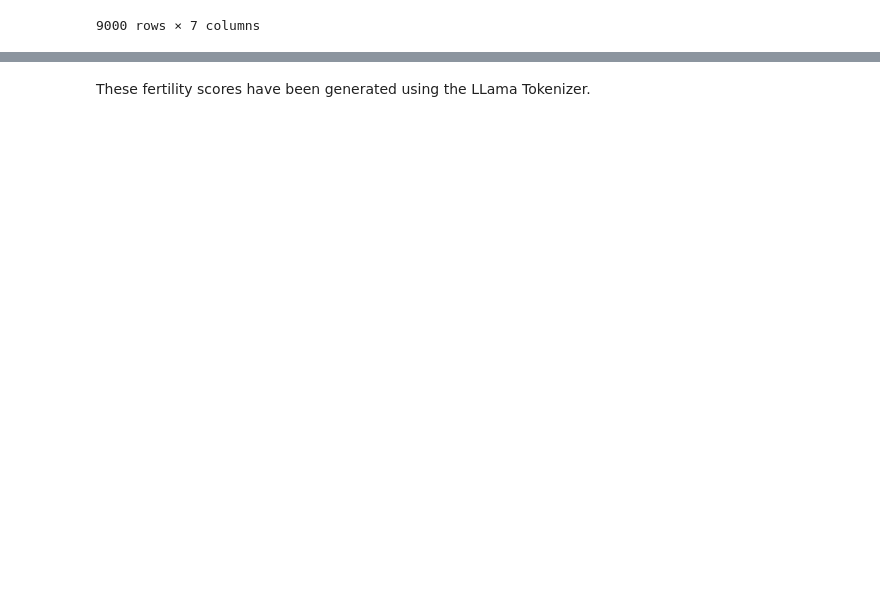
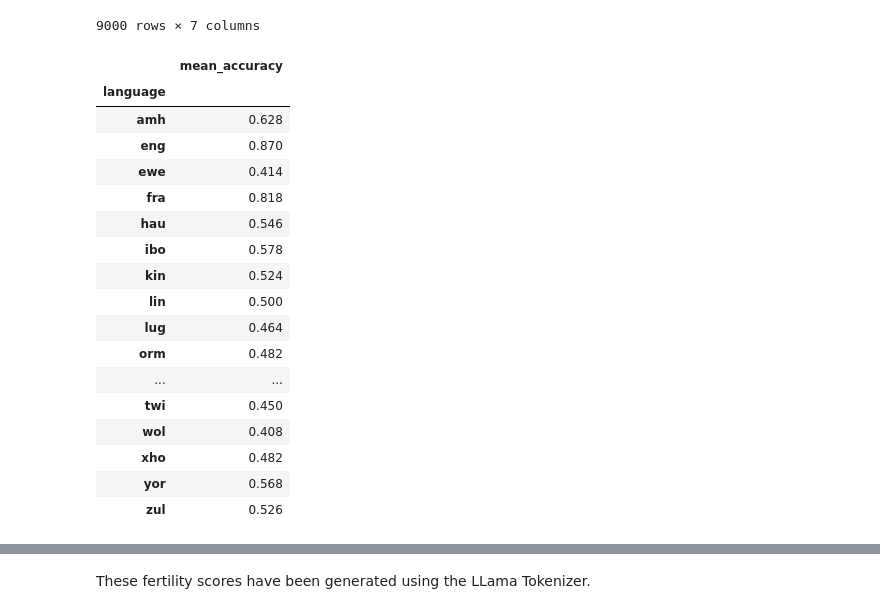
Before and after one commit to ada-b-zhang/llm-research, a Jupyter notebook: AfriMMLU/fertility_llama.ipynb, the cells around one changed output, grey strips where cells are left out. Cells and saved outputs as stored; diff of their text form; code cells hidden in the pictures; blank space fills up the shorter version.

```diff
--- a/AfriMMLU/fertility_llama.ipynb
+++ b/AfriMMLU/fertility_llama.ipynb
@@ -132,3 +193,25 @@ combined_df = pd.concat(dfs, ignore_index=True).drop(columns=["Unnamed: 0"])
 | 8998 | E amana le mmaraka wa basebetsi o... | ['e lefa hanyane mme e hira hahol... | D | high_school_microeconomics | A) e lefa hanyane mme e hira haholo | 0 | sot |
 | 8999 | Haeba mmaraka wa basebetsi o nang... | ['Bobedi bo tla nyoloha.', 'Bobed... | A | high_school_microeconomics | D) Mokgolo o tla theoha, empa mos... | 0 | sot |
 9000 rows × 7 columns
+# %%
+combined_df.groupby(['language']).agg(
+    mean_accuracy=('accuracy', 'mean'))
+# %% [output]
+|  | mean_accuracy |
+| language |  |
+| amh | 0.628 |
+| eng | 0.870 |
+| ewe | 0.414 |
+| fra | 0.818 |
+| hau | 0.546 |
+| ibo | 0.578 |
+| kin | 0.524 |
+| lin | 0.500 |
+| lug | 0.464 |
+| orm | 0.482 |
+| ... | ... |
+| twi | 0.450 |
+| wol | 0.408 |
+| xho | 0.482 |
+| yor | 0.568 |
+| zul | 0.526 |
```
Also changed, not shown: parts of 26 cells of this notebook.
